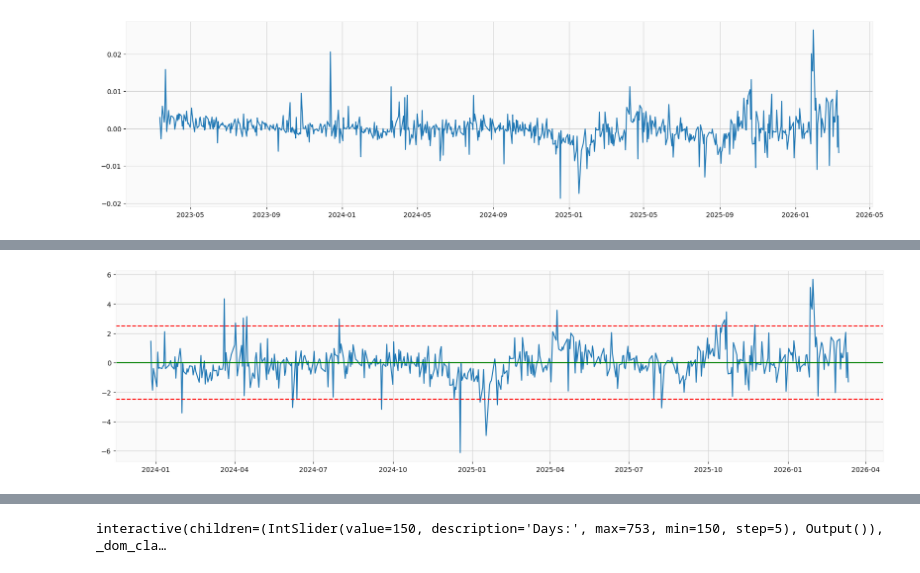
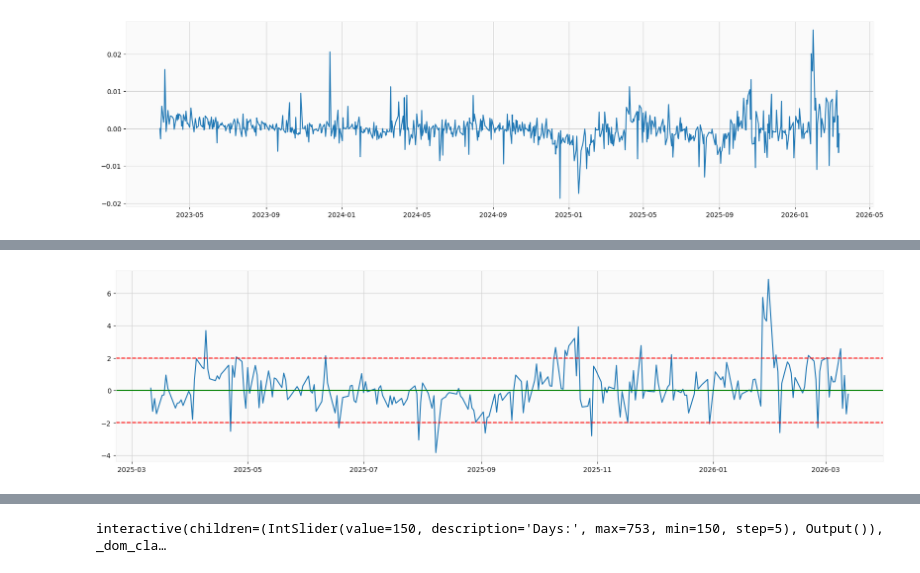
Before and after one commit to Henix212/Quant-Strat, a Jupyter notebook: Statistics/pairsTrading.ipynb, the cells around one changed output, grey strips where cells are left out. Drawn from its saved outputs; the diff is of its cells as text; code cells hidden in the pictures.

```diff
--- a/Statistics/pairsTrading.ipynb
+++ b/Statistics/pairsTrading.ipynb
@@ -114,20 +114,20 @@ Stationary Spread => Cointegration is likely. (p-value: 0.0024)
 # %%
-window = 200
+window = 500
 rolling_mean_spread = spread.rolling(window=window).mean()
 rolling_std_spread = spread.rolling(window=window).std()
 
 z_score = ( spread - rolling_mean_spread) / rolling_std_spread
 z_score.rename()
 
 strat["score"] = z_score
 
 plt.figure(figsize=(20,5))
 plt.plot(z_score)
-plt.axhline(2.5, color='red', linestyle='--', label='Overvalued (+2σ)')
+plt.axhline(2, color='red', linestyle='--', label='Overvalued (+2σ)')
 plt.axhline(0, color='green', linestyle='-')
-plt.axhline(-2.5, color='red', linestyle='--', label='Undervalued (-2σ)')
+plt.axhline(-2, color='red', linestyle='--', label='Undervalued (-2σ)')
 plt.show()
 # %% [output]
-[figure, old version]
+[figure, new version]
 # %%
 strat["trade_signals"] = np.nan
```
Also changed, not shown: parts of 6 cells of this notebook.
